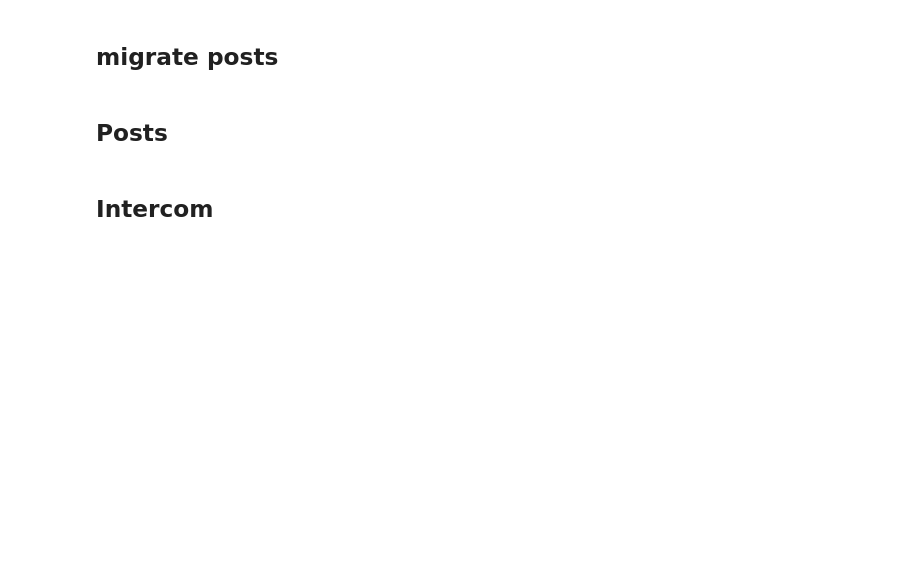
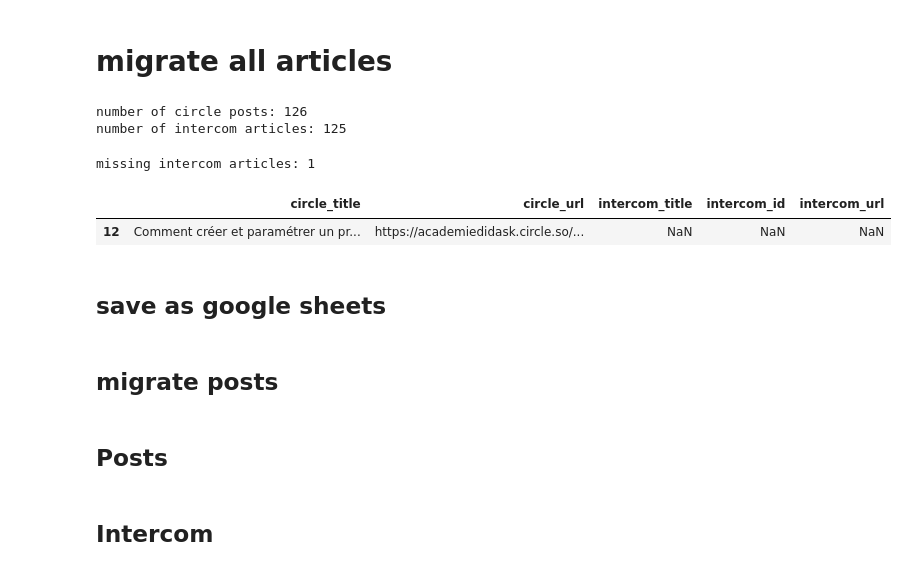
Before and after one commit to Didask/pydidask, a Jupyter notebook: projects/circle_to_intercom_migration/migrate.ipynb, the cells around one changed output. Drawn from its saved outputs; the diff is of its cells as text; code cells hidden in the pictures; blank space fills up the shorter version.

```diff
--- a/projects/circle_to_intercom_migration/migrate.ipynb
+++ b/projects/circle_to_intercom_migration/migrate.ipynb
@@ -111,0 +16,2 @@ df_collections_lookup
+# %% [markdown]
+# migrate all articles
@@ -111,0 +23,11 @@ df_collections_lookup
+# %%
+posts = CircleAPI.api_get_posts(render=False)
+print(f'number of circle posts: {len(posts)}')
+df_posts_circle = pd.DataFrame([{'circle_title': p['name'].strip(), 'circle_url': p['url'].strip()} for p in posts])
+
+articles = IntercomAPI.api_get_articles(render=False)
+print(f'number of intercom articles: {len(articles['data'])}')
+df_articles_intercom = pd.DataFrame([{'intercom_title': a['title'].strip(), 'intercom_id': a['id'], 'intercom_url': a['url'].strip()} for a in articles['data']])
+# %% [output]
+number of circle posts: 126
+number of intercom articles: 125
@@ -111,0 +36,8 @@ df_collections_lookup
+# %%
+bool_missing_intercom_titles = df_articles['intercom_title'].isna()
+print(f'missing intercom articles: {bool_missing_intercom_titles.sum()}')
+df_articles[bool_missing_intercom_titles]
+# %% [output]
+missing intercom articles: 1
+|  | circle_title | circle_url | intercom_title | intercom_id | intercom_url |
+| 12 | Comment créer et paramétrer un pr... | https://academiedidask.circle.so/... | NaN | NaN | NaN |
@@ -111,0 +51,2 @@ df_collections_lookup
+# %% [markdown]
+## save as google sheets
```
Also changed, not shown: parts of 76 cells of this notebook, 20 other files.
